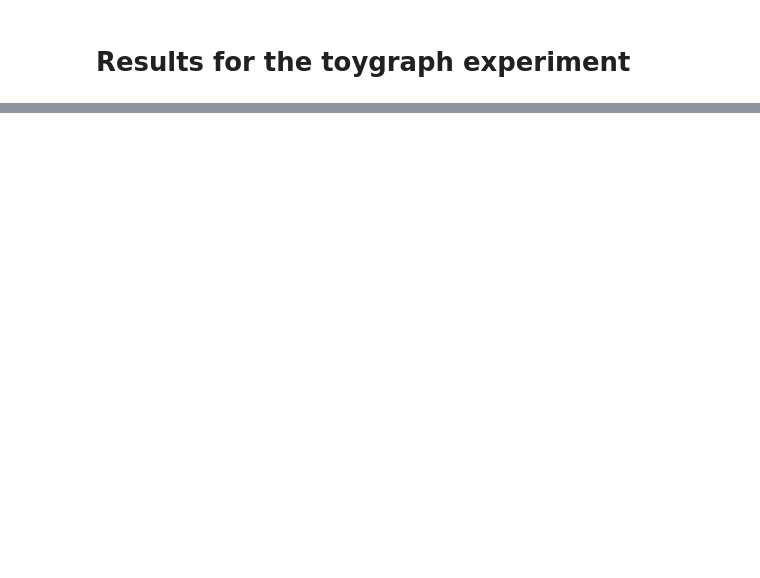
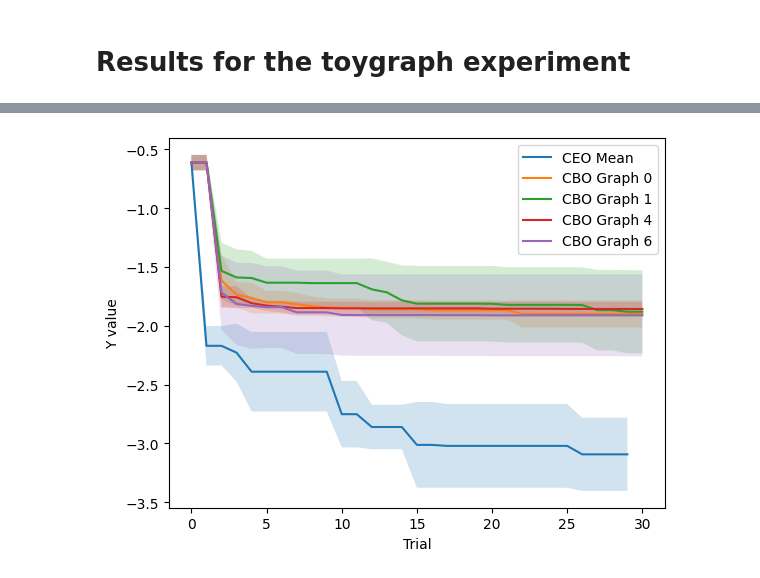
Before and after one commit to FearTheDeer9/AmortizedBayesianOptimization, a Jupyter notebook: results/toygraph_results_notebook.ipynb, the cells around one changed output, grey strips where cells are left out. Saved outputs shown, nothing was run; the diff lists cells and outputs as text; code cells hidden in the pictures; blank space fills up the shorter version.

```diff
--- a/results/toygraph_results_notebook.ipynb
+++ b/results/toygraph_results_notebook.ipynb
@@ -223,0 +107,6 @@ plt.show()
+# %%
+# Load results for each experiment type
+base_path = 'ToyGraph'
+plot_everything(base_path, 'Best_Y', noiseless=False, save_file=True)
+# %% [output]
+[figure, added]
```
Also changed, not shown: parts of 12 cells of this notebook, 16 other files.
